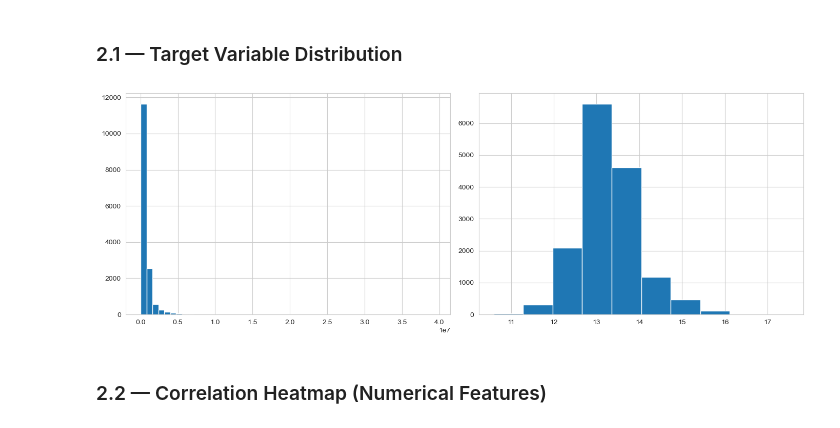
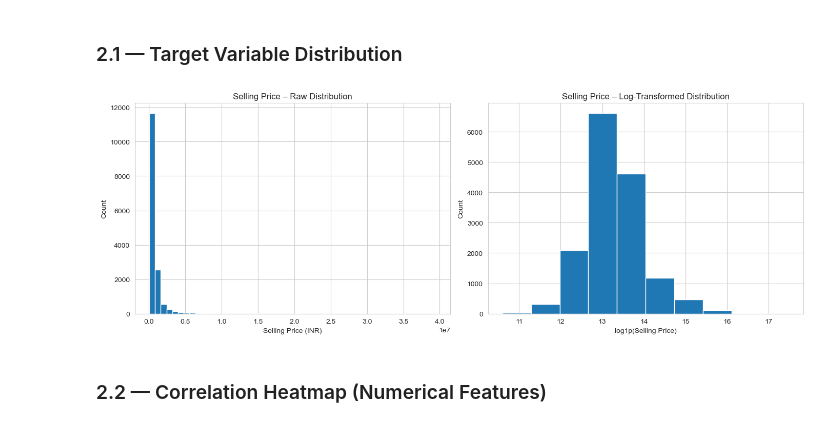
Before and after one commit to sufyan1105/Used-Car-Price-Prediction, a Jupyter notebook: used_car_price_predictor.ipynb, the cells around one changed output. Saved outputs shown, nothing was run; the diff lists cells and outputs as text; code cells hidden in the pictures.

```diff
--- a/used_car_price_predictor.ipynb
+++ b/used_car_price_predictor.ipynb
@@ -123,16 +123,20 @@ pd.DataFrame({"Missing Count": missing, "Missing %": missing_pct})    .sort_valu
 # %%
 fig, axes = plt.subplots(1, 2, figsize=(14, 5))
 
 axes[0].hist(df["selling_price"],bins = 50)
-
+axes[0].set_title("Selling Price – Raw Distribution")
+axes[0].set_xlabel("Selling Price (INR)")
+axes[0].set_ylabel("Count")
 
 axes[1].hist(np.log1p(df["selling_price"]))
-
+axes[1].set_title("Selling Price – Log-Transformed Distribution")
+axes[1].set_xlabel("log1p(Selling Price)")
+axes[1].set_ylabel("Count")
 
 plt.tight_layout()
 plt.show()
 # %% [output]
-[figure, old version]
+[figure, new version]
 # %% [markdown]
 ### 2.2 — Correlation Heatmap (Numerical Features)
 # %%
```
Also changed, not shown: parts of 1 cell of this notebook.
